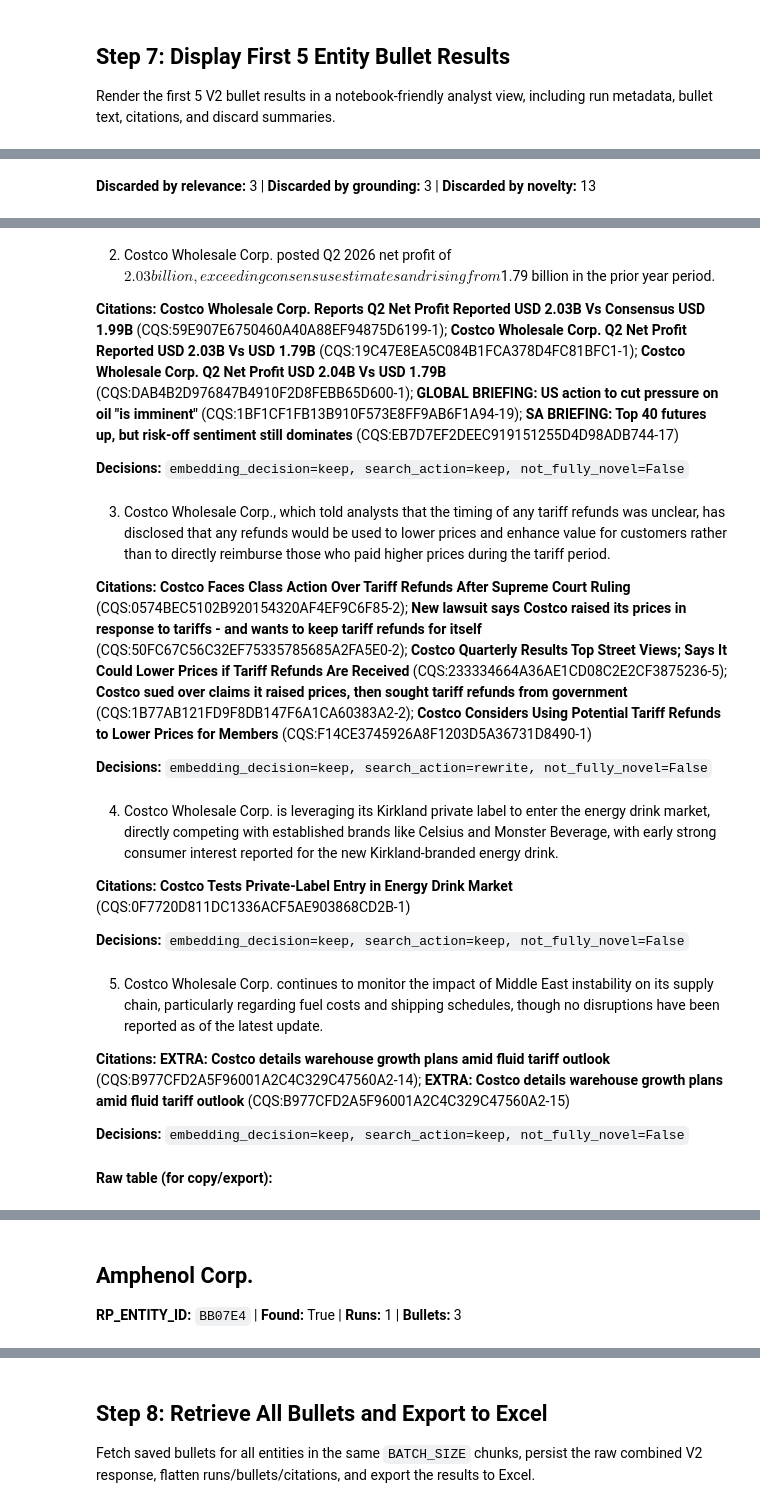
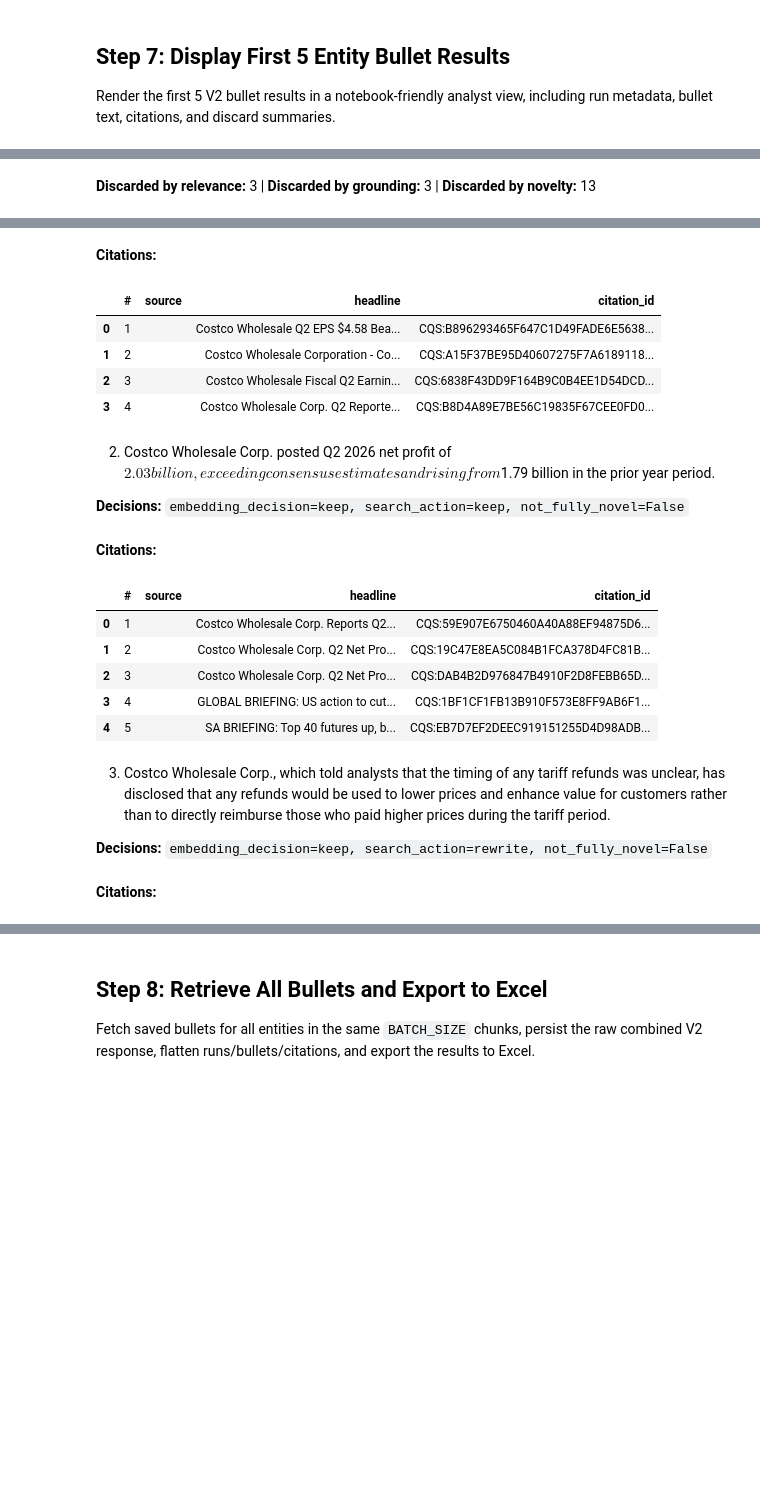
Before and after one commit to Bigdata-com/bigdata-cookbook, a Jupyter notebook: Briefs_Generation_Large_Scale/portfolio_briefs_generation_v2.ipynb, the cells around one changed output, grey strips where cells are left out. Saved outputs shown, nothing was run; the diff lists cells and outputs as text; code cells hidden in the pictures; blank space fills up the shorter version.

Commit message:
Added notebook for Brief V2

```diff
--- a/Briefs_Generation_Large_Scale/portfolio_briefs_generation_v2.ipynb
+++ b/Briefs_Generation_Large_Scale/portfolio_briefs_generation_v2.ipynb
@@ -298,18 +298,20 @@ def source_names_from_citation(citation: JsonDict) -> list[str]:
     return source_names
 
 
-def citation_display(citation: JsonDict) -> str:
-    """Return a readable markdown representation of a V2 citation."""
-    citation_id = str(citation.get("id") or "").strip()
-    headline = str(citation.get("headline") or "").strip()
-    source_names = source_names_from_citation(citation)
-    source_label = ", ".join(source_names)
+def citations_table(citations: list[JsonDict]) -> pd.DataFrame:
+    """Build a readable citation table for notebook preview output."""
+    rows: list[JsonDict] = []
 
-    label = headline or source_label or citation_id or "Citation"
-    suffix = f" ({citation_id})" if citation_id and citation_id not in label else ""
-    if source_label and headline:
-        suffix = f" - {source_label}{suffix}"
-    return f"**{label}**{suffix}"
+    for citation_number, citation in enumerate(citations, start=1):
+        source_names = source_names_from_citation(citation)
+        rows.append({
+            "#": citation_number,
+            "source": ", ".join(source_names),
+            "headline": str(citation.get("headline") or "").strip(),
+            "citation_id": str(citation.get("id") or "").strip(),
+        })
+
+    return pd.DataFrame(rows, columns=["#", "source", "headline", "citation_id"])
 
 
 def count_items(value: Any) -> int:
@@ -363,19 +365,25 @@ def render_v2_entity_result(entity_result: JsonDict, *, top_n: int | None = None
         for bullet_number, bullet in enumerate(bullets[:limit], start=1):
             text = str(bullet.get("text") or "").strip()
             citations = bullet.get("citations", []) or []
-            citation_line = "; ".join(citation_display(citation) for citation in citations) or "None"
+            citation_df = citations_table(citations)
             decision_line = (
                 f"embedding_decision={bullet.get('embedding_decision', '')}, "
                 f"search_action={bullet.get('search_action', '')}, "
                 f"not_fully_novel={bullet.get('not_fully_novel', '')}"
             )
 
-            display(Markdown(f"{bullet_number}. {text}\n\n**Citations:** {citation_line}\n\n**Decisions:** `{decision_line}`"))
+            display(Markdown(f"{bullet_number}. {text}\n\n**Decisions:** `{decision_line}`"))
+            display(Markdown("**Citations:**"))
+            if citation_df.empty:
+                display(Markdown("_No citations found for this bullet._"))
+            else:
+                display(citation_df)
+
             table_rows.append({
                 "trace_id": bullet.get("trace_id", ""),
                 "bullet": text,
                 "citation_count": len(citations),
-                "citations": citation_line,
+                "citation_ids": "; ".join(str(citation.get("id") or "") for citation in citations),
                 "embedding_decision": bullet.get("embedding_decision", ""),
                 "search_action": bullet.get("search_action", ""),
                 "not_fully_novel": bullet.get("not_fully_novel", ""),
@@ -400,22 +406,21 @@ for preview_result in first5_results:
 **Decisions:** `embedding_decision=keep, search_action=keep, not_fully_novel=False`
-2. Costco Wholesale Corp. posted Q2 2026 net profit of $2.03 billion, exceeding consensus estimates and rising from $1.79 billion in the prior year period.
-
-**Citations:** **Costco Wholesale Corp. Reports Q2 Net Profit Reported USD 2.03B Vs Consensus USD 1.99B** (CQS:59E907E6750460A40A88EF94875D6199-1); **Costco Wholesale Corp. Q2 Net Profit Reported USD 2.03B Vs USD 1.79B** (CQS:19C47E8EA5C084B1FCA378D4FC81BFC1-1); **Costco Wholesale Corp. Q2 Net Profit USD 2.04B Vs USD 1.79B** (CQS:DAB4B2D976847B4910F2D8FEBB65D600-1); **GLOBAL BRIEFING: US action to cut pressure on oil "is imminent"** (CQS:1BF1CF1FB13B910F573E8FF9AB6F1A94-19); **SA BRIEFING: Top 40 futures up, but risk-off sentiment still dominates** (CQS:EB7D7EF2DEEC919151255D4D98ADB744-17)
-
-**Decisions:** `embedding_decision=keep, search_action=keep, not_fully_novel=False`
+**Citations:**
+|  | # | source | headline | citation_id |
+| 0 | 1 |  | Costco Wholesale Q2 EPS $4.58 Bea... | CQS:B896293465F647C1D49FADE6E5638... |
+| 1 | 2 |  | Costco Wholesale Corporation - Co... | CQS:A15F37BE95D40607275F7A6189118... |
+| 2 | 3 |  | Costco Wholesale Fiscal Q2 Earnin... | CQS:6838F43DD9F164B9C0B4EE1D54DCD... |
+| 3 | 4 |  | Costco Wholesale Corp. Q2 Reporte... | CQS:B8D4A89E7BE56C19835F67CEE0FD0... |
-3. Costco Wholesale Corp., which told analysts that the timing of any tariff refunds was unclear, has disclosed that any refunds would be used to lower prices and enhance value for customers rather than to directly reimburse those who paid higher prices during the tariff period.
+2. Costco Wholesale Corp. posted Q2 2026 net profit of $2.03 billion, exceeding consensus estimates and rising from $1.79 billion in the prior year period.
 
-**Citations:** **Costco Faces Class Action Over Tariff Refunds After Supreme Court Ruling** (CQS:0574BEC5102B920154320AF4EF9C6F85-2); **New lawsuit says Costco raised its prices in response to tariffs - and wants to keep tariff refunds for itself** (CQS:50FC67C56C32EF75335785685A2FA5E0-2); **Costco Quarterly Results Top Street Views; Says It Could Lower Prices if Tariff Refunds Are Received** (CQS:233334664A36AE1CD08C2E2CF3875236-5); **Costco sued over claims it raised prices, then sought tariff refunds from government** (CQS:1B77AB121FD9F8DB147F6A1CA60383A2-2); **Costco Considers Using Potential Tariff Refunds to Lower Prices for Members** (CQS:F14CE3745926A8F1203D5A36731D8490-1)
-
-**Decisions:** `embedding_decision=keep, search_action=rewrite, not_fully_novel=False`
+**Decisions:** `embedding_decision=keep, search_action=keep, not_fully_novel=False`
-4. Costco Wholesale Corp. is leveraging its Kirkland private label to enter the energy drink market, directly competing with established brands like Celsius and Monster Beverage, with early strong consumer interest reported for the new Kirkland-branded energy drink.
-
-**Citations:** **Costco Tests Private-Label Entry in Energy Drink Market** (CQS:0F7720D811DC1336ACF5AE903868CD2B-1)
-
-**Decisions:** `embedding_decision=keep, search_action=keep, not_fully_novel=False`
+**Citations:**
+|  | # | source | headline | citation_id |
+| 0 | 1 |  | Costco Wholesale Corp. Reports Q2... | CQS:59E907E6750460A40A88EF94875D6... |
+| 1 | 2 |  | Costco Wholesale Corp. Q2 Net Pro... | CQS:19C47E8EA5C084B1FCA378D4FC81B... |
+| 2 | 3 |  | Costco Wholesale Corp. Q2 Net Pro... | CQS:DAB4B2D976847B4910F2D8FEBB65D... |
+| 3 | 4 |  | GLOBAL BRIEFING: US action to cut... | CQS:1BF1CF1FB13B910F573E8FF9AB6F1... |
+| 4 | 5 |  | SA BRIEFING: Top 40 futures up, b... | CQS:EB7D7EF2DEEC919151255D4D98ADB... |
-5. Costco Wholesale Corp. continues to monitor the impact of Middle East instability on its supply chain, particularly regarding fuel costs and shipping schedules, though no disruptions have been reported as of the latest update.
+3. Costco Wholesale Corp., which told analysts that the timing of any tariff refunds was unclear, has disclosed that any refunds would be used to lower prices and enhance value for customers rather than to directly reimburse those who paid higher prices during the tariff period.
 
-**Citations:** **EXTRA: Costco details warehouse growth plans amid fluid tariff outlook** (CQS:B977CFD2A5F96001A2C4C329C47560A2-14); **EXTRA: Costco details warehouse growth plans amid fluid tariff outlook** (CQS:B977CFD2A5F96001A2C4C329C47560A2-15)
-
-**Decisions:** `embedding_decision=keep, search_action=keep, not_fully_novel=False`
+**Decisions:** `embedding_decision=keep, search_action=rewrite, not_fully_novel=False`
-**Raw table (for copy/export):**
+**Citations:**
@@ -428,2 +426,0 @@ for preview_result in first5_results:
-## Amphenol Corp.
-**RP_ENTITY_ID:** `BB07E4`  |  **Found:** True  |  **Runs:** 1  |  **Bullets:** 3
```
Also changed, not shown: parts of 1 cell of this notebook.
